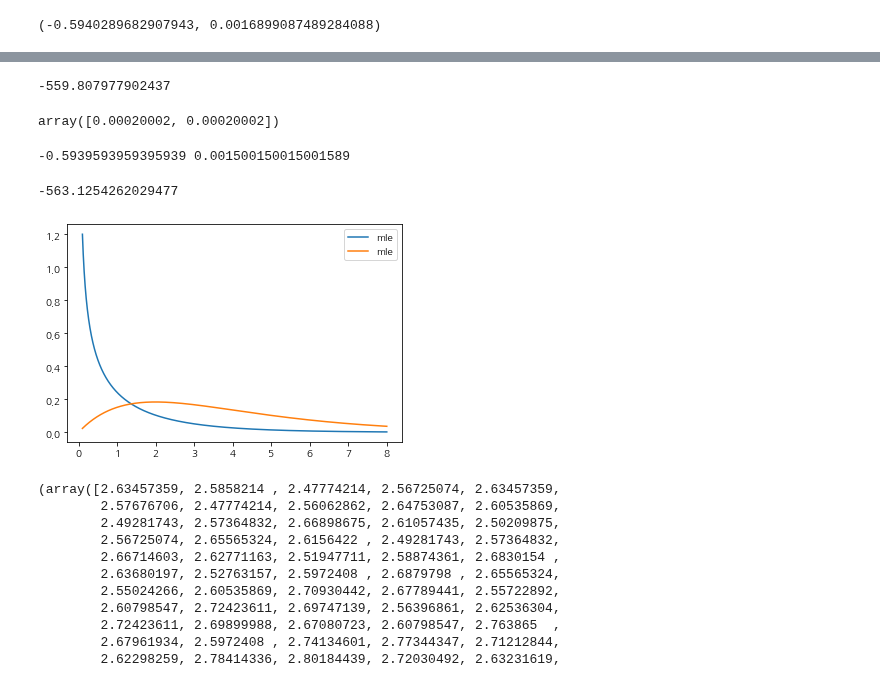
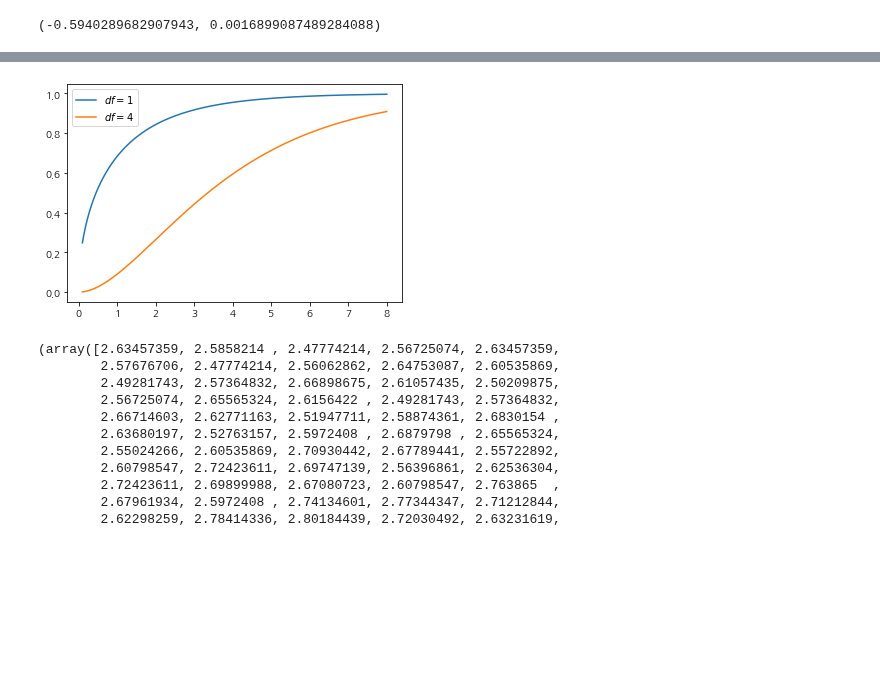
Before and after one commit to ywkim92/Paper-implementation, a Jupyter notebook: Boxcox.ipynb, the cells around one changed output, grey strips where cells are left out. Drawn from its saved outputs; the diff is of its cells as text; code cells hidden in the pictures; blank space fills up the shorter version.

```diff
--- a/Boxcox.ipynb
+++ b/Boxcox.ipynb
@@ -165,34 +138,18 @@ mx
-# %%
-max_val
-# %% [output]
--559.807977902437
-# %%
-np.diff(lmbdas)[:2]
-# %% [output]
-array([0.00020002, 0.00020002])
-# %%
-print(min(li), max(li))
-# %% [output]
--0.5939593959395939 0.001500150015001589
-# %%
-boxcox_llf(0.09433863040910612, array)
-# %% [output]
--563.1254262029477
 # %%
 from scipy.stats import chi2
 # %%
 xx = np.linspace(.1, 8, 10000)
 
 fig, ax = plt.subplots(1,1, )
 #ax.vlines(mx, -my +5, llf.min(), linestyle=':', color = 'k')
 #ax.plot(xx, chi2.pdf(xx, 1.), label= 'mle')
-ax.plot(xx, chi2.pdf(xx, 1.), label= 'mle')
-ax.plot(xx, chi2.pdf(xx, 4.), label= 'mle')
+ax.plot(xx, chi2.cdf(xx, 1.), label= '$df = 1$')
+ax.plot(xx, chi2.cdf(xx, 4.), label= '$df = 4$')
 #ax.scatter(mx, -my, s=10, color='r', label = 'Maximum')
 plt.legend()
 plt.show()
 # %% [output]
-[figure, old version]
+[figure, new version]
 # %%
 boxcox(array,alpha=0.05)
 # %% [output]
```
Also changed, not shown: parts of 8 cells of this notebook.
